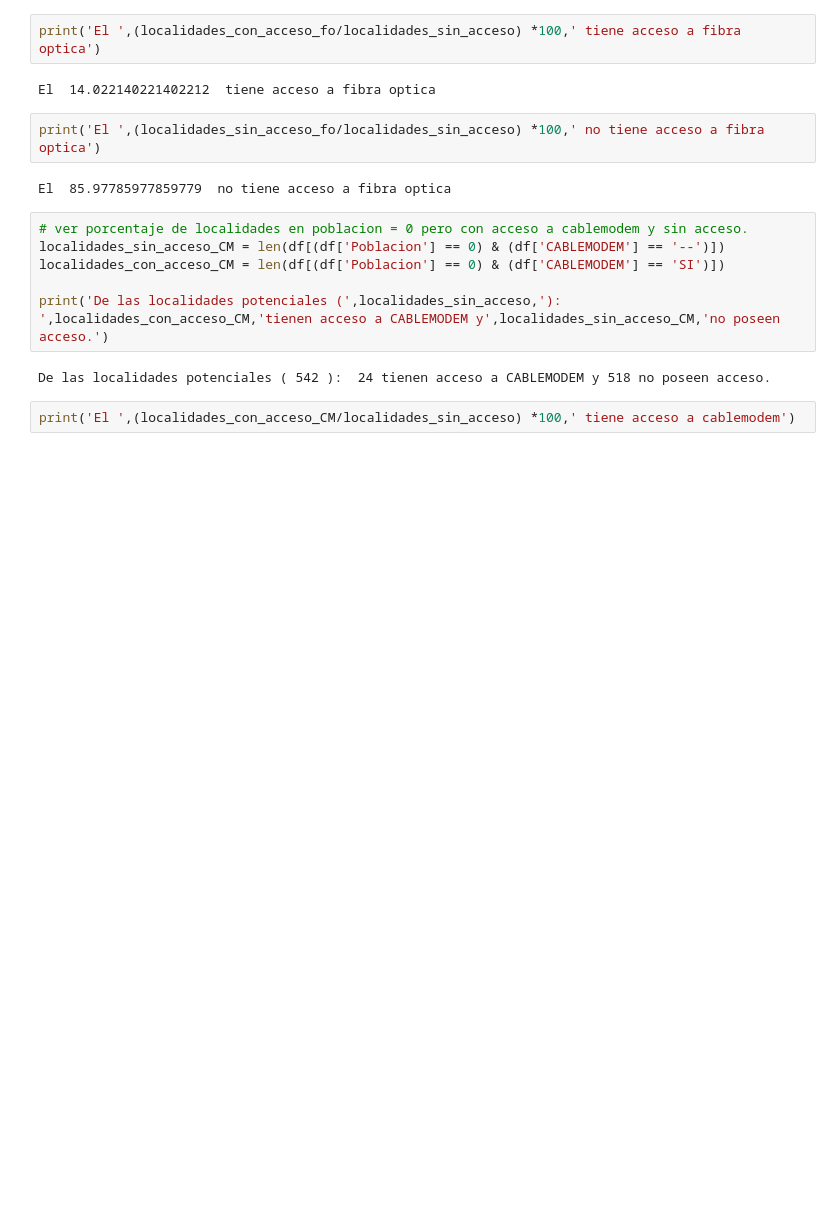
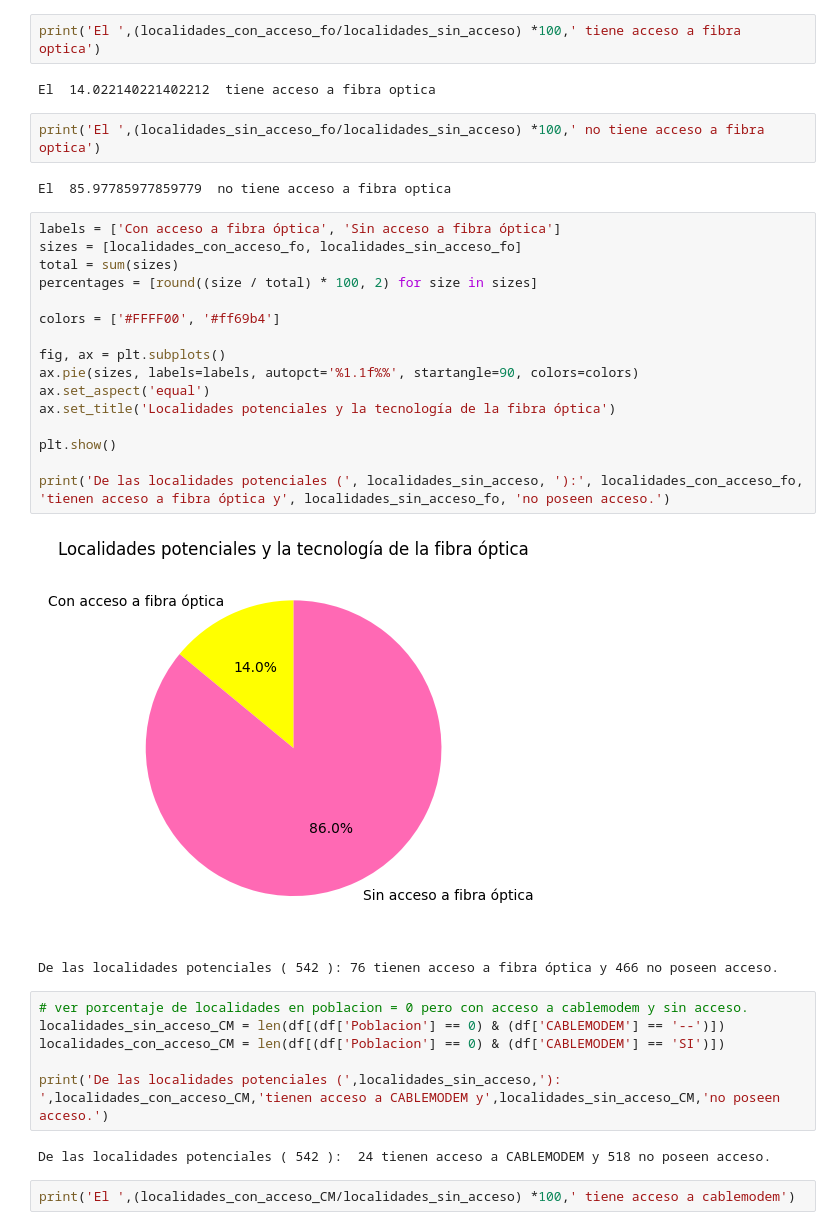
Before and after one commit to melodiromero/telecomunicaciones, a Jupyter notebook: eda/conectividad_serviciointernet.ipynb, the cells around one changed output. Cells and saved outputs as stored; diff of their text form; blank space fills up the shorter version.

```diff
--- a/eda/conectividad_serviciointernet.ipynb
+++ b/eda/conectividad_serviciointernet.ipynb
@@ -408,6 +426,25 @@ El  14.022140221402212  tiene acceso a fibra optica
 print('El ',(localidades_sin_acceso_fo/localidades_sin_acceso) *100,' no tiene acceso a fibra optica')
 # %% [output]
 El  85.97785977859779  no tiene acceso a fibra optica
+# %%
+labels = ['Con acceso a fibra óptica', 'Sin acceso a fibra óptica']
+sizes = [localidades_con_acceso_fo, localidades_sin_acceso_fo]
+total = sum(sizes)
+percentages = [round((size / total) * 100, 2) for size in sizes]
+
+colors = ['#FFFF00', '#ff69b4']
+
+fig, ax = plt.subplots()
+ax.pie(sizes, labels=labels, autopct='%1.1f%%', startangle=90, colors=colors)
+ax.set_aspect('equal')
+ax.set_title('Localidades potenciales y la tecnología de la fibra óptica')
+
+plt.show()
+
+print('De las localidades potenciales (', localidades_sin_acceso, '):', localidades_con_acceso_fo, 'tienen acceso a fibra óptica y', localidades_sin_acceso_fo, 'no poseen acceso.')
+# %% [output]
+[figure, added]
+De las localidades potenciales ( 542 ): 76 tienen acceso a fibra óptica y 466 no poseen acceso.
 # %%
 # ver porcentaje de localidades en poblacion = 0 pero con acceso a cablemodem y sin acceso.
 localidades_sin_acceso_CM = len(df[(df['Poblacion'] == 0) & (df['CABLEMODEM'] == '--')])
```
Also changed, not shown: parts of 8 cells of this notebook, 5 other files.
